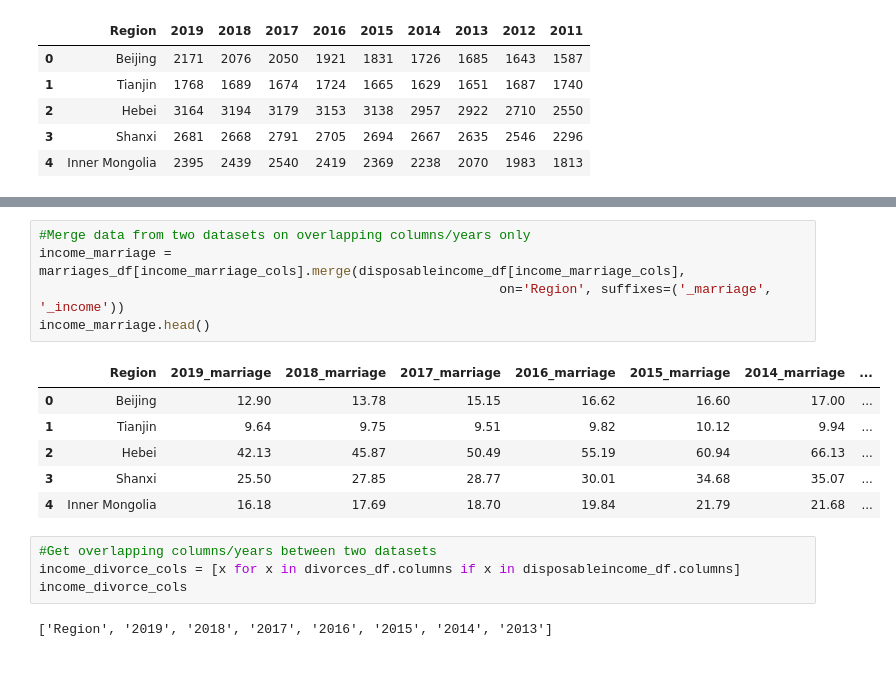
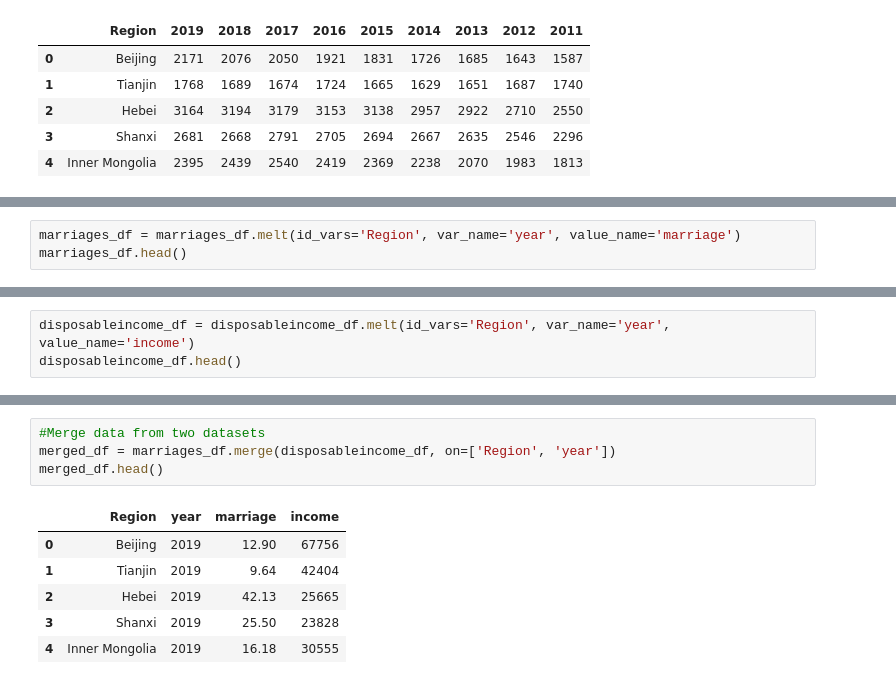
Before and after one commit to mexiliang/umich-591, a Jupyter notebook: Scatterplot.ipynb, the cells around one changed output, grey strips where cells are left out. Drawn from its saved outputs; the diff is of its cells as text.

```diff
--- a/Scatterplot.ipynb
+++ b/Scatterplot.ipynb
@@ -102,0 +80,3 @@ income_marriage_cols
+# %%
+marriages_df = marriages_df.melt(id_vars='Region', var_name='year', value_name='marriage')
+marriages_df.head()
@@ -102,0 +100,3 @@ income_marriage_cols
+# %%
+disposableincome_df = disposableincome_df.melt(id_vars='Region', var_name='year', value_name='income')
+disposableincome_df.head()
@@ -103,18 +140,11 @@ income_marriage_cols
 # %%
-#Merge data from two datasets on overlapping columns/years only
-income_marriage = marriages_df[income_marriage_cols].merge(disposableincome_df[income_marriage_cols],
-                                                           on='Region', suffixes=('_marriage', '_income'))
-income_marriage.head()
+#Merge data from two datasets
+merged_df = marriages_df.merge(disposableincome_df, on=['Region', 'year'])
+merged_df.head()
 # %% [output]
-|  | Region | 2019_marriage | 2018_marriage | 2017_marriage | 2016_marriage | 2015_marriage | 2014_marriage | ... |
-| 0 | Beijing | 12.90 | 13.78 | 15.15 | 16.62 | 16.60 | 17.00 | ... |
-| 1 | Tianjin | 9.64 | 9.75 | 9.51 | 9.82 | 10.12 | 9.94 | ... |
-| 2 | Hebei | 42.13 | 45.87 | 50.49 | 55.19 | 60.94 | 66.13 | ... |
-| 3 | Shanxi | 25.50 | 27.85 | 28.77 | 30.01 | 34.68 | 35.07 | ... |
-| 4 | Inner Mongolia | 16.18 | 17.69 | 18.70 | 19.84 | 21.79 | 21.68 | ... |
+|  | Region | year | marriage | income |
+| 0 | Beijing | 2019 | 12.90 | 67756 |
+| 1 | Tianjin | 2019 | 9.64 | 42404 |
+| 2 | Hebei | 2019 | 42.13 | 25665 |
+| 3 | Shanxi | 2019 | 25.50 | 23828 |
+| 4 | Inner Mongolia | 2019 | 16.18 | 30555 |
-# %%
-#Get overlapping columns/years between two datasets
-income_divorce_cols = [x for x in divorces_df.columns if x in disposableincome_df.columns]
-income_divorce_cols
-# %% [output]
-['Region', '2019', '2018', '2017', '2016', '2015', '2014', '2013']
```
Also changed, not shown: parts of 23 cells of this notebook.
